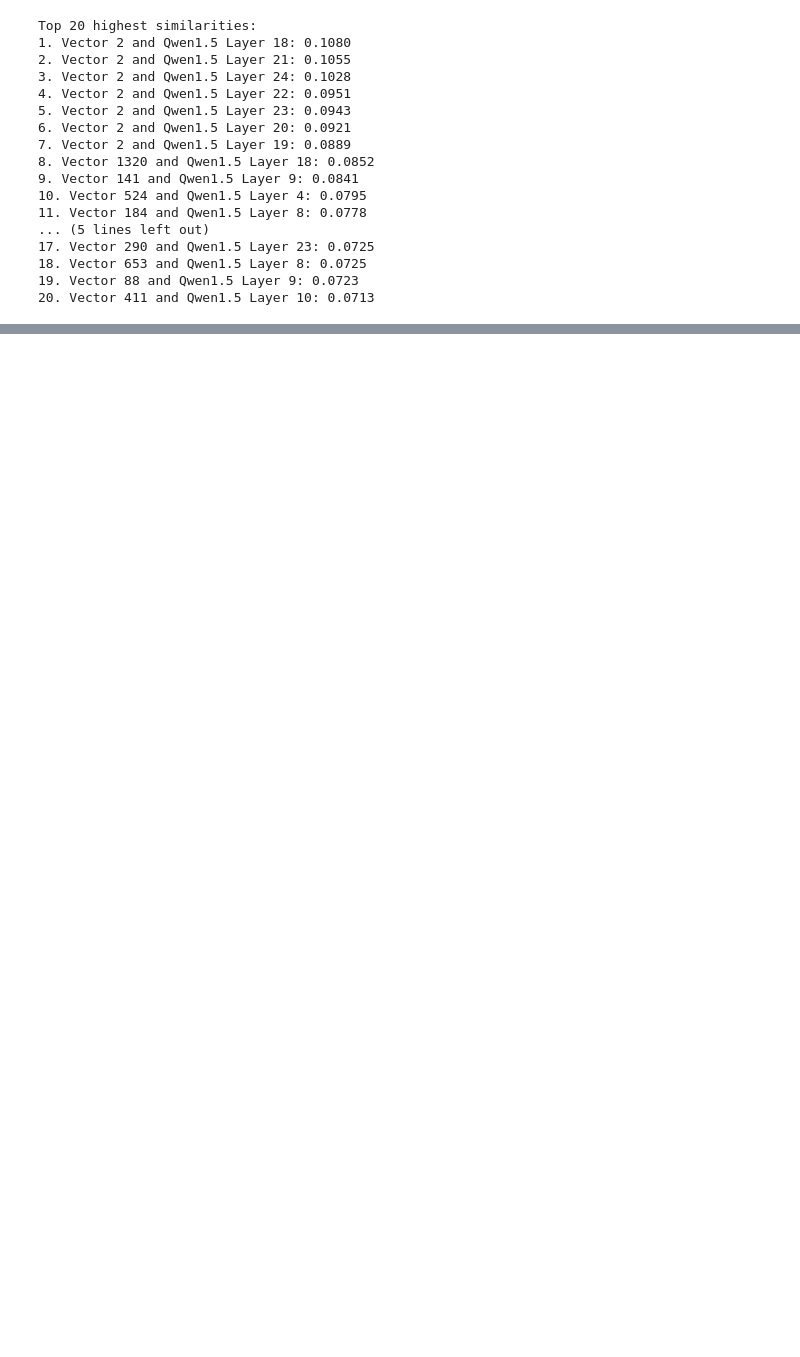
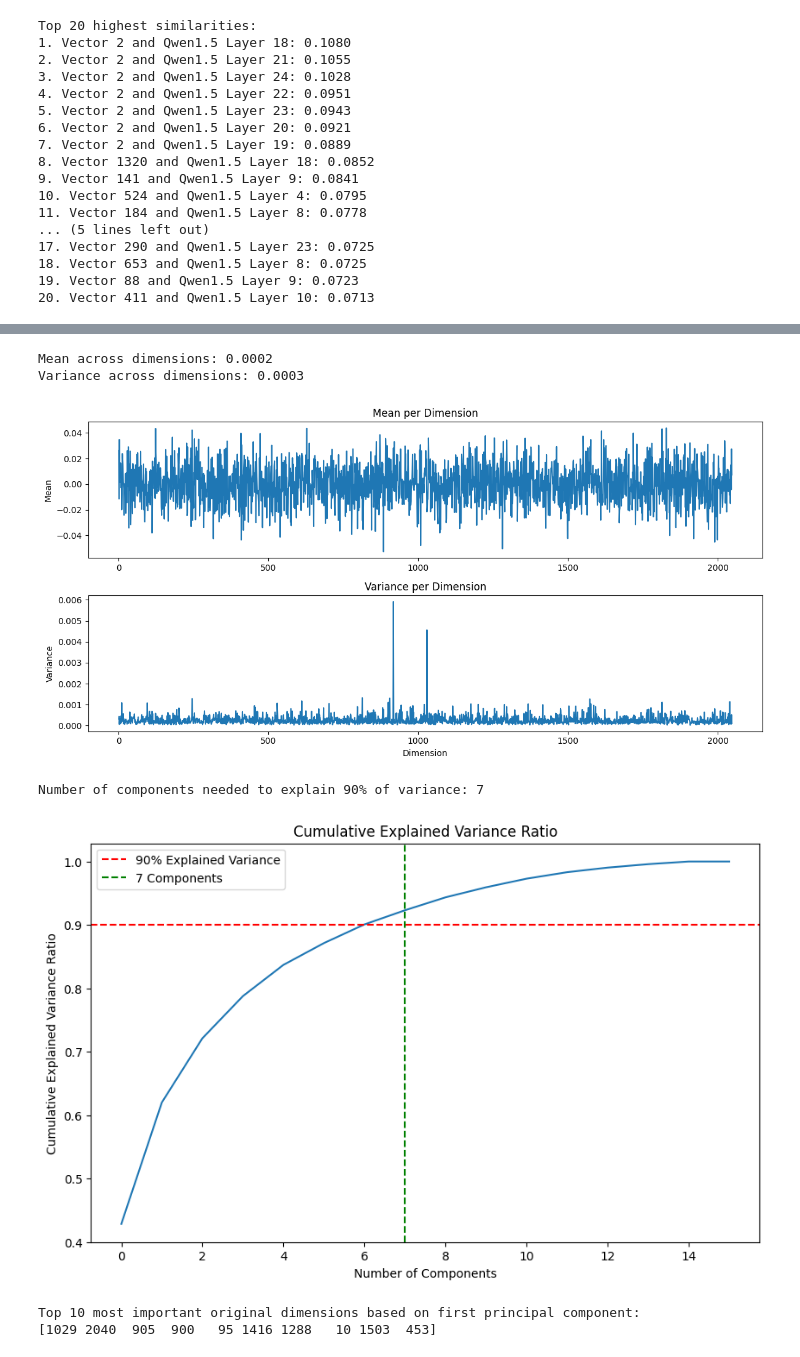
Before and after one commit to ducndh/refusal-orthogonal-vector, a Jupyter notebook: refusal_vector.ipynb, the cells around one changed output, grey strips where cells are left out. Cells and saved outputs as stored; diff of their text form; code cells hidden in the pictures; blank space fills up the shorter version.

```diff
--- a/refusal_vector.ipynb
+++ b/refusal_vector.ipynb
@@ -882,0 +995,60 @@ Directory /refusal_directions has been zipped to /refusal_directions.zip
+# %%
+vectors = qwen15_vectors[8:]
+
+# Task 1: Compute mean and variance across all vectors for each dimension
+mean_per_dimension = np.mean(vectors, axis=0)
+variance_per_dimension = np.var(vectors, axis=0)
+
+# Print summary statistics
+print(f"Mean across dimensions: {mean_per_dimension.mean():.4f}")
+print(f"Variance across dimensions: {variance_per_dimension.mean():.4f}")
+
+# Visualize mean and variance
+plt.figure(figsize=(12, 6))
+plt.subplot(2, 1, 1)
+plt.plot(mean_per_dimension)
+plt.title("Mean per Dimension")
+plt.ylabel("Mean")
+plt.subplot(2, 1, 2)
+plt.plot(variance_per_dimension)
+plt.title("Variance per Dimension")
+plt.ylabel("Variance")
+plt.xlabel("Dimension")
+plt.tight_layout()
+plt.show()
+
+# Task 2: PCA to identify the most important dimensions
+pca = PCA()
+pca.fit(vectors)
+
+# Calculate cumulative explained variance ratio
+cumulative_variance_ratio = np.cumsum(pca.explained_variance_ratio_)
+
+# Find number of components needed to explain 90% of variance
+components_90 = np.argmax(cumulative_variance_ratio >= 0.9) + 1
+
+print(f"\nNumber of components needed to explain 90% of variance: {components_90}")
+
+# Visualize explained variance ratio
+plt.figure(figsize=(10, 6))
+plt.plot(cumulative_variance_ratio)
+plt.title("Cumulative Explained Variance Ratio")
+plt.xlabel("Number of Components")
+plt.ylabel("Cumulative Explained Variance Ratio")
+plt.axhline(y=0.9, color='r', linestyle='--', label='90% Explained Variance')
+plt.axvline(x=components_90, color='g', linestyle='--', label=f'{components_90} Components')
+plt.legend()
+plt.show()
+
+# Identify top 10 most important dimensions
+top_10_dims = pca.components_[0].argsort()[-10:][::-1]
+print("\nTop 10 most important original dimensions based on first principal component:")
+print(top_10_dims)
+# %% [output]
+Mean across dimensions: 0.0002
+Variance across dimensions: 0.0003
+[figure, added]
+Number of components needed to explain 90% of variance: 7
+[figure, added]
+Top 10 most important original dimensions based on first principal component:
+[1029 2040  905  900   95 1416 1288   10 1503  453]
```
Also changed, not shown: parts of 11 cells of this notebook.
